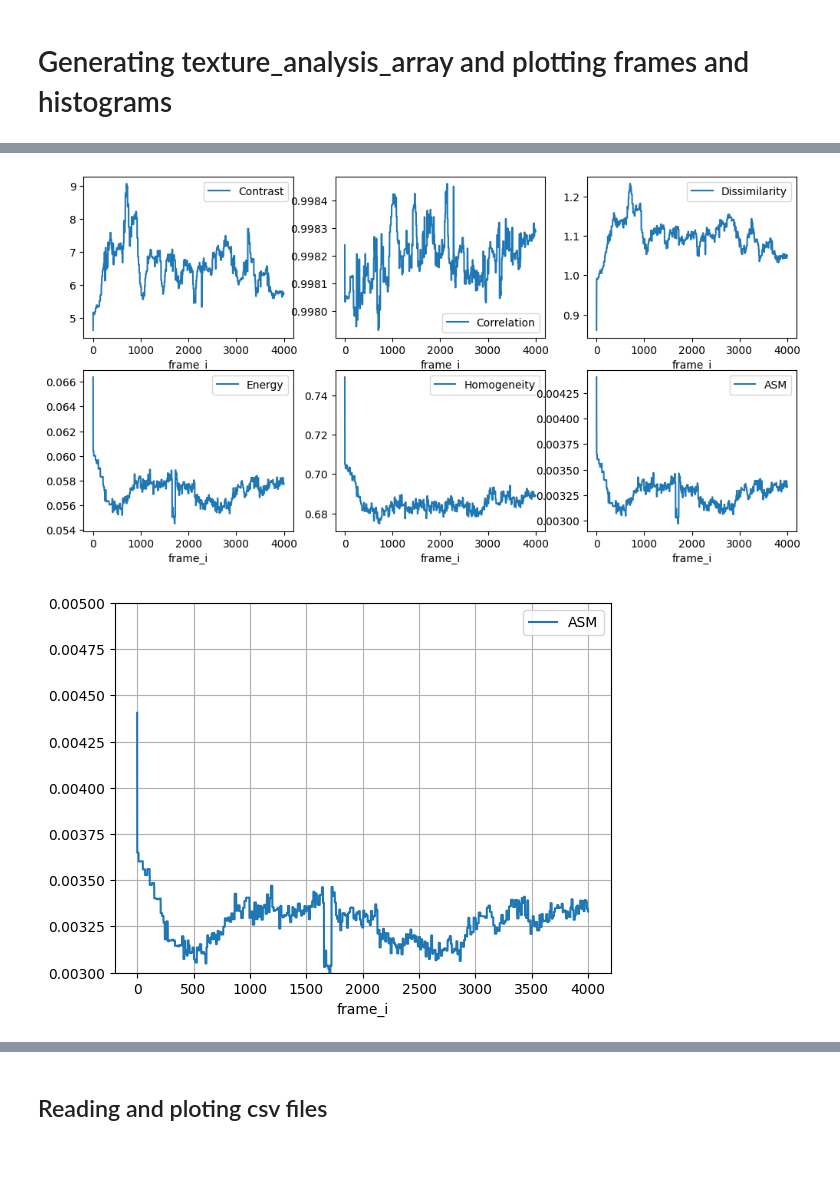
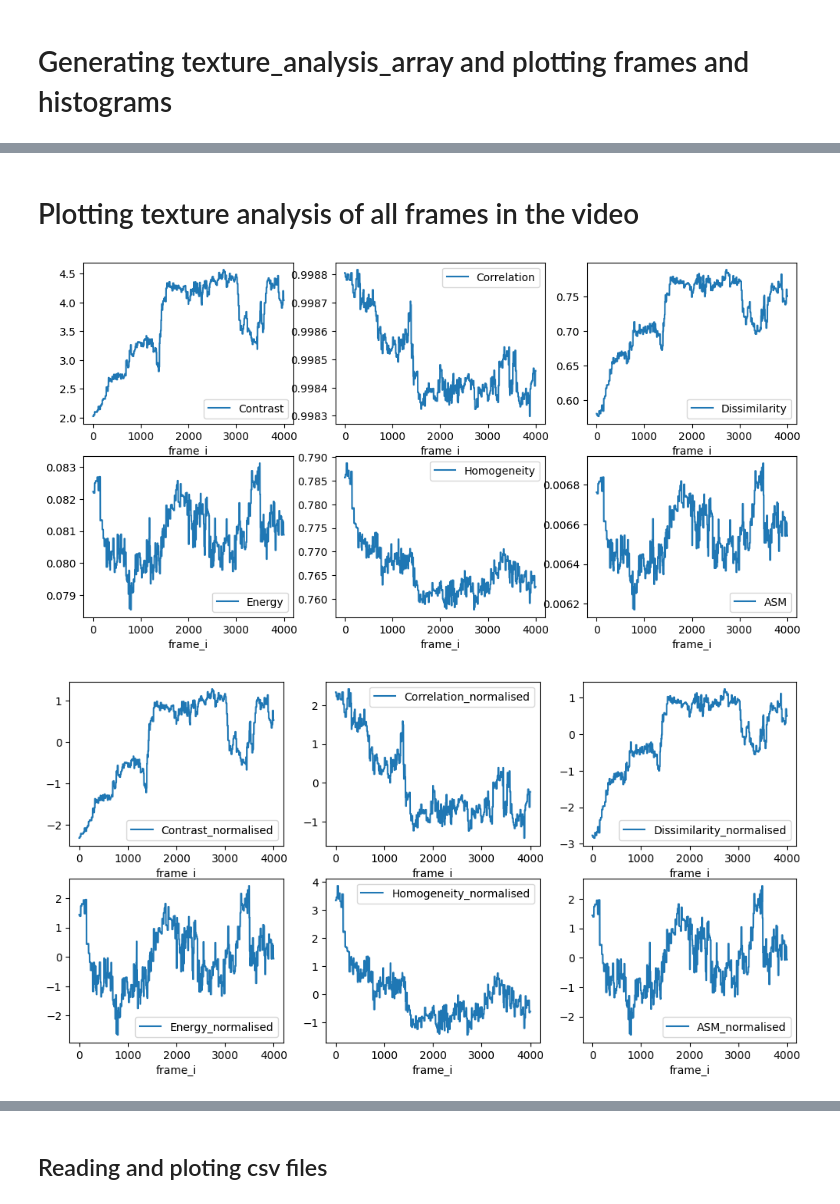
Before and after one commit to mxochicale/sentient, a Jupyter notebook: rtt4ssa/data_analysis/analysis_of_data_from_multiple-files.ipynb, the cells around one changed output, grey strips where cells are left out. Drawn from its saved outputs; the diff is of its cells as text; code cells hidden in the pictures; blank space fills up the shorter version.

Commit message:
save data df_texture_analysis.to_csv and adds normalisation of texture variables (#27)

```diff
--- a/rtt4ssa/data_analysis/analysis_of_data_from_multiple-files.ipynb
+++ b/rtt4ssa/data_analysis/analysis_of_data_from_multiple-files.ipynb
@@ -75,8 +73,11 @@ skimage Version: 0.21.0
 # %% [markdown]
 # Reading video and plotting frames
 # %%
-FULL_PATH_AND_AVI_FILE = os.path.join(FULL_REPO_DATA_PATH, 'participant01/participant01-test04.avi')
-FULL_PATH_AND_CSV_FILE = os.path.join(FULL_REPO_DATA_PATH, 'participant01/participant01-test04.avi.csv')
+PARTICIPANTNN_TESTNN = 'participant01-test05'
+
+CSV_FILENAME_FOR_TEXTURE_ANALYSIS=PARTICIPANTNN_TESTNN+'.csv'
+FULL_PATH_AND_AVI_FILE = os.path.join(FULL_REPO_DATA_PATH, 'participant01/'+PARTICIPANTNN_TESTNN+'.avi')
+FULL_PATH_AND_CSV_FILE = os.path.join(FULL_REPO_DATA_PATH, 'participant01/'+PARTICIPANTNN_TESTNN+'.avi.csv')
 
 start_frame_number = 000
 end_frame_number = 4000
@@ -138,33 +144,63 @@ print(df_texture_analysis)
+# %% [markdown]
+# Plotting texture analysis of all frames in the video
 # %%
 ## Comment/uncomment any of the following lines to show however axis you would like to see in the plot
 ## TODO: https://seaborn.pydata.org/generated/seaborn.lineplot.html
 
 ### Ploting all texture features
 fig, axs = plt.subplots(2,3, figsize=(12, 6))
 
 df_texture_analysis.plot(x='frame_i', y='Contrast', ax=axs[0,0] )
 # axs[0,0].set_ylim((0,15))
 
 df_texture_analysis.plot(x='frame_i', y='Correlation', ax=axs[0,1])
 # # axs[0,2].set_ylim((0.997,0.999))
 
 df_texture_analysis.plot(x='frame_i', y='Dissimilarity', ax=axs[0,2])
 # axs[0,1].set_ylim((0.75,1.5))
 
 df_texture_analysis.plot(x='frame_i', y='Energy', ax=axs[1,0])
 
 df_texture_analysis.plot(x='frame_i', y='Homogeneity', ax=axs[1,1])
 df_texture_analysis.plot(x='frame_i', y='ASM', ax=axs[1,2])
 
 plt.show()
 
 
+
+### Ploting all texture features
+fig, axs = plt.subplots(2,3, figsize=(12, 6))
+
+df_texture_analysis.plot(x='frame_i', y='Contrast_normalised', ax=axs[0,0] )
+# axs[0,0].set_ylim((0,15))
+
+df_texture_analysis.plot(x='frame_i', y='Correlation_normalised', ax=axs[0,1])
+# # axs[0,2].set_ylim((0.997,0.999))
+
+df_texture_analysis.plot(x='frame_i', y='Dissimilarity_normalised', ax=axs[0,2])
+# axs[0,1].set_ylim((0.75,1.5))
+
+df_texture_analysis.plot(x='frame_i', y='Energy_normalised', ax=axs[1,0])
+
+df_texture_analysis.plot(x='frame_i', y='Homogeneity_normalised', ax=axs[1,1])
+df_texture_analysis.plot(x='frame_i', y='ASM_normalised', ax=axs[1,2])
+
+plt.show()
+
+
+
 ### Ploting single texture feature
 ax = plt.gca()
 df_texture_analysis.plot(x='frame_i', y='ASM', ax=ax)
 plt.ylim((0.003,0.005))
 plt.grid()
 plt.show()
+
+
+ax = plt.gca()
+df_texture_analysis.plot(x='frame_i', y='ASM_normalised', ax=ax)
+plt.grid()
+plt.show()
 # %% [output]
-[figure, old version]
+[figure, new version]
-[figure, old version]
+[figure, new version]
```
Also changed, not shown: parts of 11 cells of this notebook, 1 other file.
